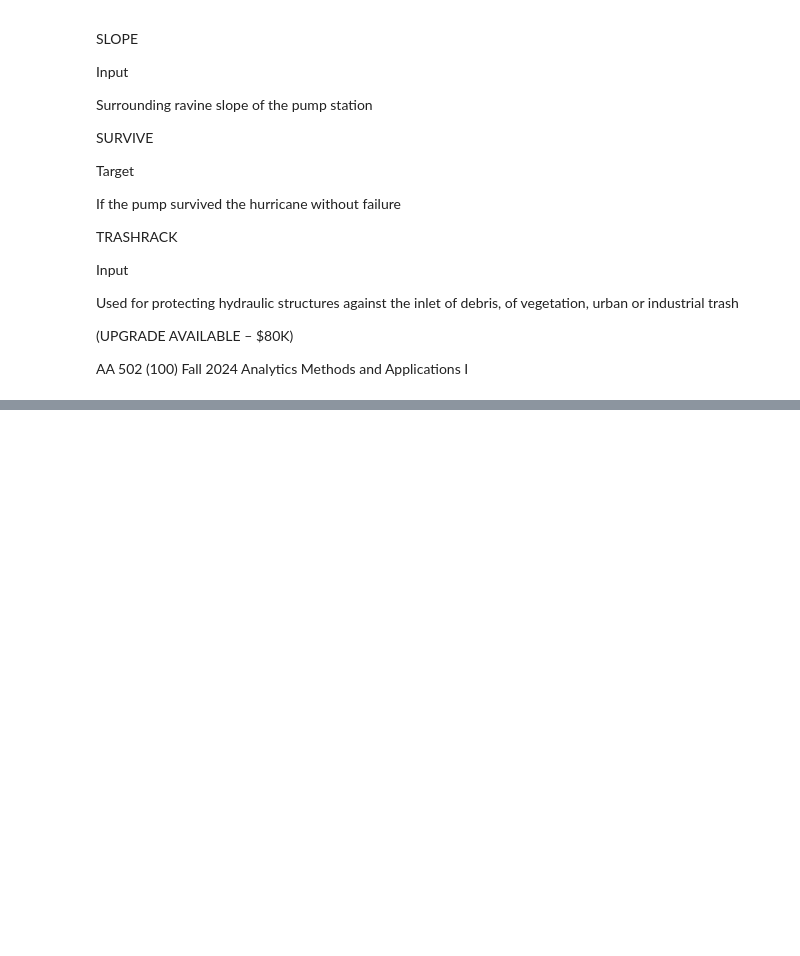
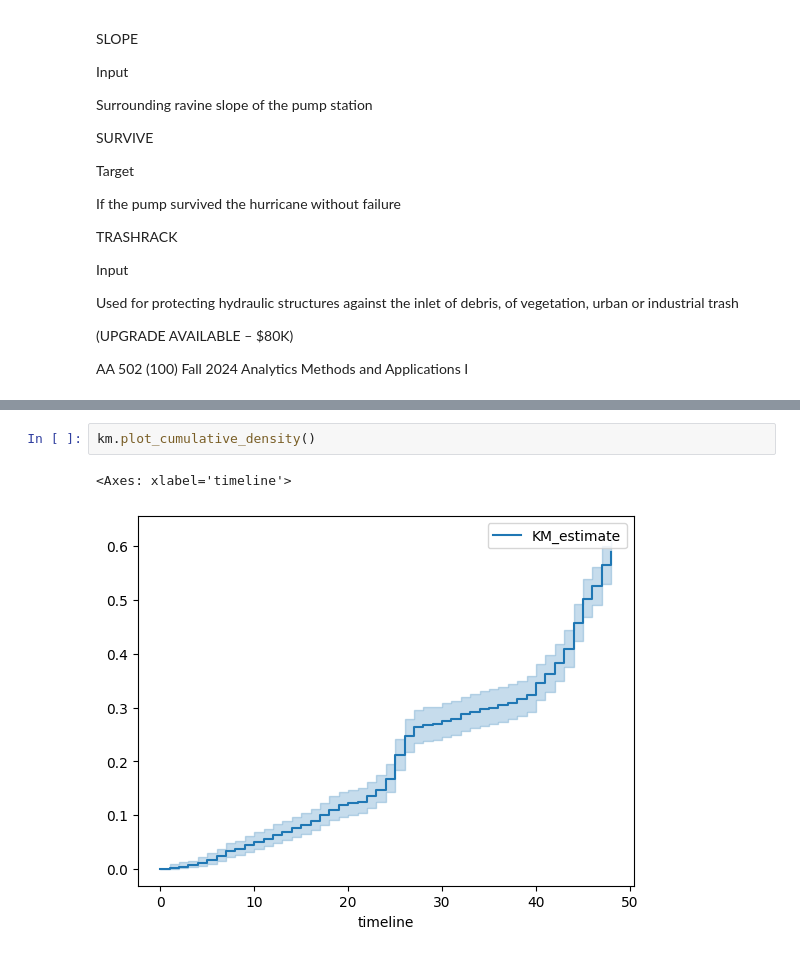
Before and after one commit to fred-lindsey/msa_ml_repo, a Jupyter notebook: survival_hw.ipynb, the cells around one changed output, grey strips where cells are left out. Cells and saved outputs as stored; diff of their text form; blank space fills up the shorter version.

```diff
--- a/survival_hw.ipynb
+++ b/survival_hw.ipynb
@@ -148,0 +277,5 @@ AA 502 (100) Fall 2024 Analytics Methods and Applications I
+# %%
+km.plot_cumulative_density()
+# %% [output]
+<Axes: xlabel='timeline'>
+[figure, added]
```
Also changed, not shown: parts of 66 cells of this notebook, 13 other files.
